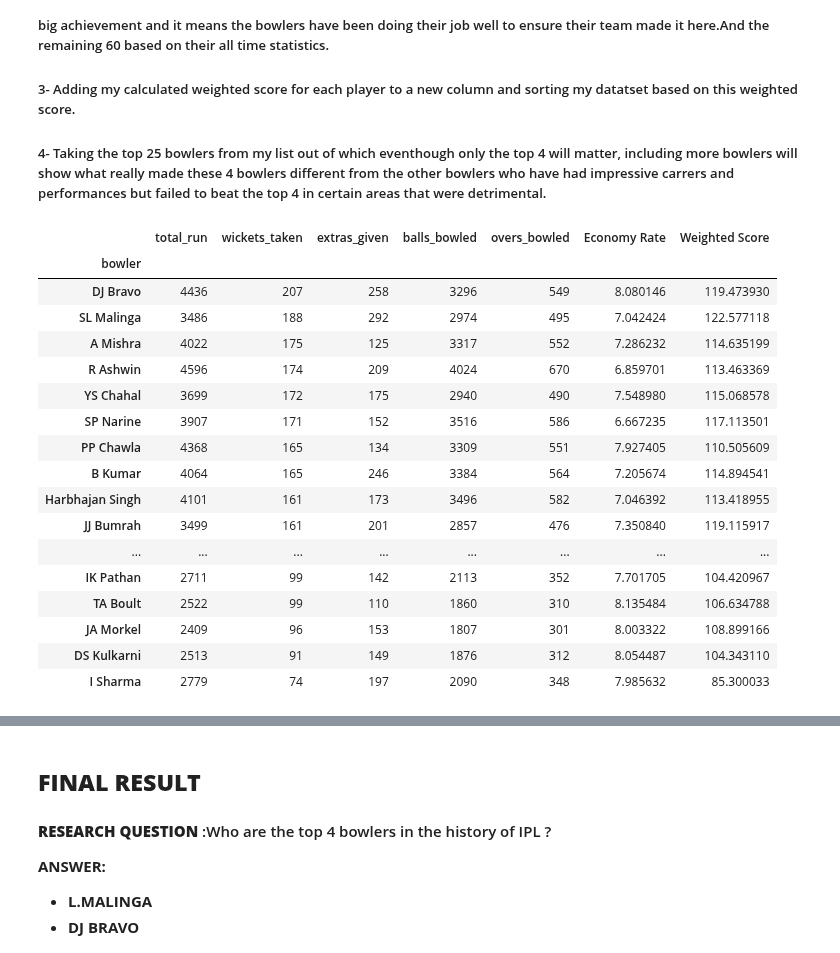
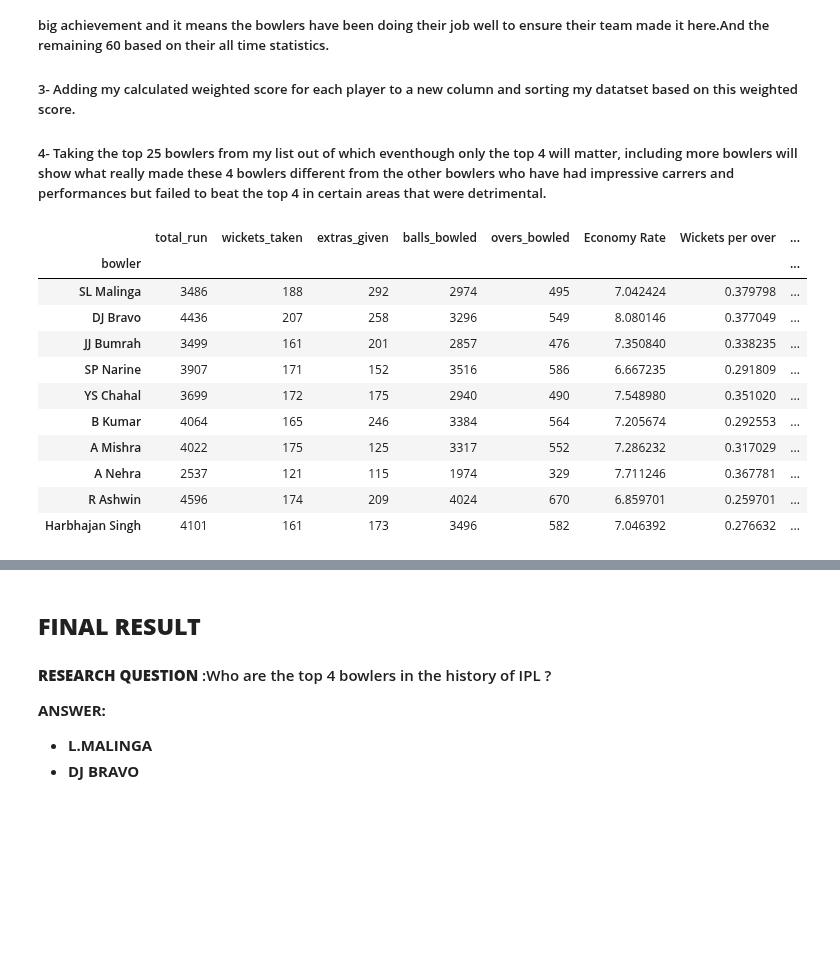
Before and after one commit to ubco-W2022T2-data301/project-group-group60, a Jupyter notebook: analysis/analysis2.ipynb, the cells around one changed output, grey strips where cells are left out. Cells and saved outputs as stored; diff of their text form; code cells hidden in the pictures; blank space fills up the shorter version.

```diff
--- a/analysis/analysis2.ipynb
+++ b/analysis/analysis2.ipynb
@@ -176,11 +172,9 @@ new_matches = new_matches[(new_matches['MatchNumber'] == 'Final') | (new_matches
 id_list = new_matches['ID'].tolist()
 df3 = new_ball[new_ball['ID'].isin(id_list)]
 
-#GROUPING THE NEW DATASET BY BOWLERS TO REMOVE NON BOWLERS.
-b2 = df3.groupby('bowler')
 
 #USING MY PYTHON FUNCTION TO CALCULATE THE STATS OF MY BOWLERS
-bo2 = pf2.calculate_bowling_stats(b2)
+bo2 = pf2.calculate_bowling_stats(df3)
 
 #FINDING THE OVERS BOWLED BY EACH BOWLER
 bo2["Overs"]=bo2["Balls Bowled"]//6
@@ -208,10 +201,9 @@ bo2
 # %%
 #FINDING THE BOWLERS WHO HAVE BOWLED IN THE DEATH OVERS (OVERS 15-20 ARE CONSIDERED DEATH OVERS)
 df2 = new_ball[new_ball['overs'] >14]
-#GROUPING BOWLERS
-b1 = df2.groupby('bowler')
+
 #USING MY PYTHON FUNCTION TO CALCULATE THE STATS
-bo1 = pf2.calculate_bowling_stats(b1)
+bo1 = pf2.calculate_bowling_stats(df2)
 #FINDING THE OVERS BOWLED BY EACH BOWLER
 bo1["Overs"]=bo1["Balls Bowled"]//6
 #FINDING THE ECONOMY OF EACH BOWLER WHICH IS NOTHING BUT RUNS GIVEN PER OVER
@@ -236,0 +287,10 @@ bo1
+# %%
+bowler_stats['Wickets per over'] = bowler_stats['wickets_taken'] / bowler_stats['overs_bowled']
+wicket_bowlers = bowler_stats.sort_values(by='Wickets per over', ascending=False).head(15)
+plt.figure(figsize=(12, 6))
+sns.barplot(data=wicket_bowlers, x=wicket_bowlers.index, y='Wickets per over')
+plt.xticks(rotation=50)
+plt.xlabel('Bowler')
+plt.ylabel('Wickets per Over')
+plt.title('Top 15 bowlers based on wickets per over')
+plt.show()
@@ -245,24 +311,25 @@ bo1
  #####  4- Taking the top 25 bowlers from my list out of which eventhough only the top 4 will matter, including more bowlers will show what really made these 4 bowlers different from the other bowlers who have had impressive carrers and performances but failed to beat the top 4 in certain areas that were detrimental.
 # %%
 #USING MY PYTHON FUNCTIONS TO CALCULATE THE WEIGHTED SCORE FOR EACH BOWLER
-bowler_stats["Weighted Score"]= pf2.calculate_bowling_index(bowler_stats) + pf2.calculate_bowling_index1(bo2)+ pf2.calculate_bowling_index1(bo1)
-bowler_stats
+bo1 = bo1.set_index('Bowler')
+bo2 = bo2.set_index('Bowler')
+bowler_stats["Weighted Score"]= pf2.calculate_bowling_index(bowler_stats) + pf2.calculate_bowling_index1(bo1)+pf2.calculate_bowling_index1(bo2)
+#SORTING THE FINAL RESULTS IN A DESCENDING ORDER OF THE WEIGHTED SCORE SO THAT WE CAN FIND OUT WHO ARE OUR TOP 4
+df_sorted = bowler_stats.sort_values('Weighted Score', ascending=False)
+#TAKING THE TOP 25
+df_sorted = df_sorted.head(10)
+#DISPLAYING THE FINAL RESULT
+df_sorted
 # %% [output]
-|  | total_run | wickets_taken | extras_given | balls_bowled | overs_bowled | Economy Rate | Weighted Score |
-| bowler |  |  |  |  |  |  |  |
-| DJ Bravo | 4436 | 207 | 258 | 3296 | 549 | 8.080146 | 119.473930 |
-| SL Malinga | 3486 | 188 | 292 | 2974 | 495 | 7.042424 | 122.577118 |
-| A Mishra | 4022 | 175 | 125 | 3317 | 552 | 7.286232 | 114.635199 |
-| R Ashwin | 4596 | 174 | 209 | 4024 | 670 | 6.859701 | 113.463369 |
-| YS Chahal | 3699 | 172 | 175 | 2940 | 490 | 7.548980 | 115.068578 |
-| SP Narine | 3907 | 171 | 152 | 3516 | 586 | 6.667235 | 117.113501 |
-| PP Chawla | 4368 | 165 | 134 | 3309 | 551 | 7.927405 | 110.505609 |
-| B Kumar | 4064 | 165 | 246 | 3384 | 564 | 7.205674 | 114.894541 |
-| Harbhajan Singh | 4101 | 161 | 173 | 3496 | 582 | 7.046392 | 113.418955 |
-| JJ Bumrah | 3499 | 161 | 201 | 2857 | 476 | 7.350840 | 119.115917 |
-| ... | ... | ... | ... | ... | ... | ... | ... |
-| IK Pathan | 2711 | 99 | 142 | 2113 | 352 | 7.701705 | 104.420967 |
-| TA Boult | 2522 | 99 | 110 | 1860 | 310 | 8.135484 | 106.634788 |
-| JA Morkel | 2409 | 96 | 153 | 1807 | 301 | 8.003322 | 108.899166 |
-| DS Kulkarni | 2513 | 91 | 149 | 1876 | 312 | 8.054487 | 104.343110 |
-| I Sharma | 2779 | 74 | 197 | 2090 | 348 | 7.985632 | 85.300033 |
+|  | total_run | wickets_taken | extras_given | balls_bowled | overs_bowled | Economy Rate | Wickets per over | ... |
+| bowler |  |  |  |  |  |  |  | ... |
+| SL Malinga | 3486 | 188 | 292 | 2974 | 495 | 7.042424 | 0.379798 | ... |
+| DJ Bravo | 4436 | 207 | 258 | 3296 | 549 | 8.080146 | 0.377049 | ... |
+| JJ Bumrah | 3499 | 161 | 201 | 2857 | 476 | 7.350840 | 0.338235 | ... |
+| SP Narine | 3907 | 171 | 152 | 3516 | 586 | 6.667235 | 0.291809 | ... |
+| YS Chahal | 3699 | 172 | 175 | 2940 | 490 | 7.548980 | 0.351020 | ... |
+| B Kumar | 4064 | 165 | 246 | 3384 | 564 | 7.205674 | 0.292553 | ... |
+| A Mishra | 4022 | 175 | 125 | 3317 | 552 | 7.286232 | 0.317029 | ... |
+| A Nehra | 2537 | 121 | 115 | 1974 | 329 | 7.711246 | 0.367781 | ... |
+| R Ashwin | 4596 | 174 | 209 | 4024 | 670 | 6.859701 | 0.259701 | ... |
+| Harbhajan Singh | 4101 | 161 | 173 | 3496 | 582 | 7.046392 | 0.276632 | ... |
```
Also changed, not shown: parts of 19 cells of this notebook, 2 other files.
